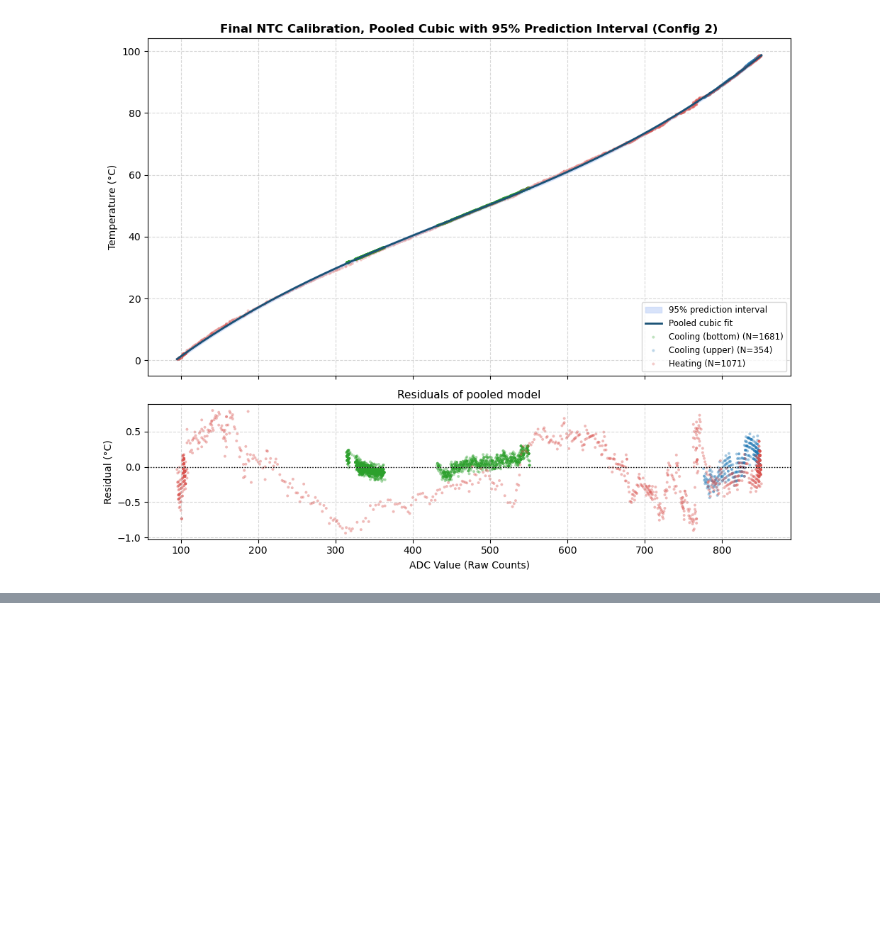
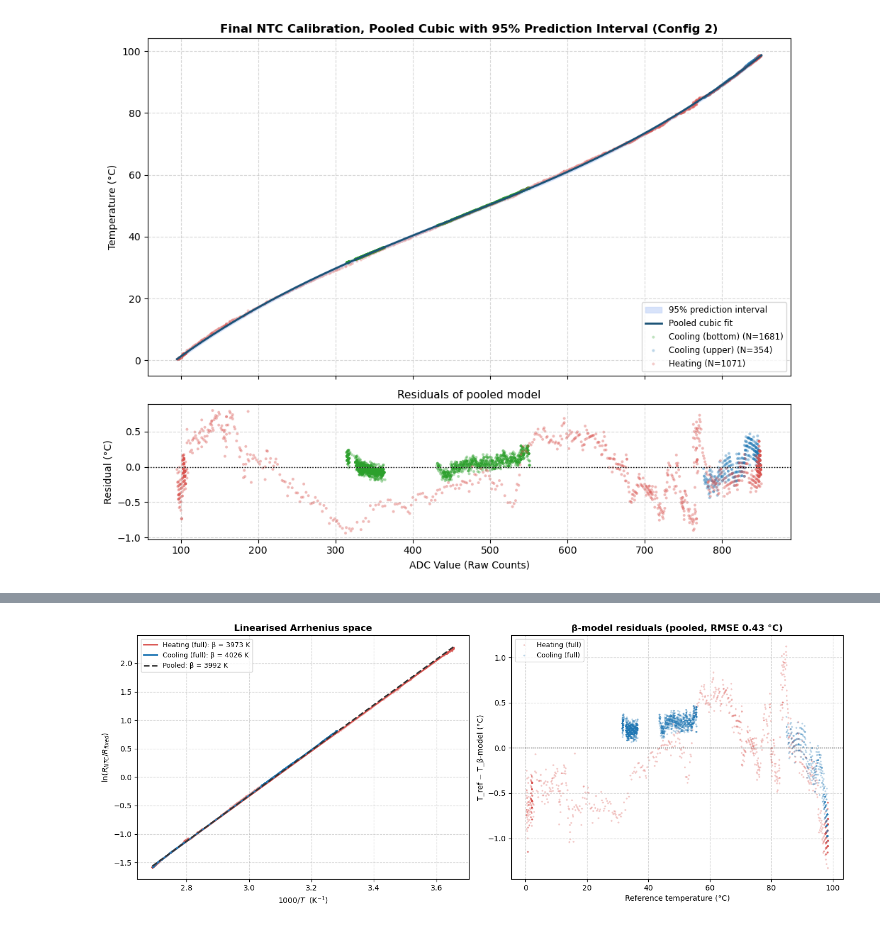
Before and after one commit to Kenura-R-Gunarathna/ph3039-lab-1, a Jupyter notebook: report/2nd_configuration_only/notebook.ipynb, the cells around one changed output, grey strips where cells are left out. Saved outputs shown, nothing was run; the diff lists cells and outputs as text; code cells hidden in the pictures; blank space fills up the shorter version.

Commit message:
Beta Values

```diff
--- a/report/2nd_configuration_only/notebook.ipynb
+++ b/report/2nd_configuration_only/notebook.ipynb
@@ -758,0 +869,46 @@ plt.show()
+# %%
+# ------------------------------------------------------------
+# 4. Plots: linearised space, and β-model residuals vs temperature
+# ------------------------------------------------------------
+colors = {"Heating (full)": "#d9534f", "Cooling (full)": "#1f77b4", "Pooled": "#333333",
+          "Cooling (upper)": "#8e44ad", "Cooling (bottom)": "#2ca02c"}
+
+fig, (ax1, ax2) = plt.subplots(1, 2, figsize=(14, 5.5))
+
+# (a) ln r vs 1000/T, data + straight-line fit for each of the three main sets
+for name in main_sets:
+    r = results[name]
+    if name != "Pooled":
+        ax1.scatter(r['inv_T'] * 1000, r['ln_r'], s=6, alpha=0.25, color=colors[name],
+                    edgecolors='none')
+    xs = np.linspace(r['inv_T'].min(), r['inv_T'].max(), 100)
+    ax1.plot(xs * 1000, r['beta'] * xs + r['c'], color=colors[name], linewidth=2,
+             linestyle='-' if name != "Pooled" else '--',
+             label=f"{name}: β = {r['beta']:.0f} K")
+ax1.set_xlabel(r"$1000 / T$  (K$^{-1}$)")
+ax1.set_ylabel(r"$\ln(R_{NTC}/R_{fixed})$")
+ax1.set_title("Linearised Arrhenius space", fontweight='bold')
+ax1.grid(True, linestyle='--', alpha=0.5)
+ax1.legend(fontsize=9)
+
+
+# (b) residuals of the β-model in °C vs reference temperature (pooled), curvature shows up here
+rp = results["Pooled"]
+src = np.concatenate([np.full(len(clean_heating_df), "Heating (full)"),
+                      np.full(len(cool_full), "Cooling (full)")])
+res = rp['t_c'] - rp['t_pred']
+for name in ["Heating (full)", "Cooling (full)"]:
+    m = src == name
+    ax2.scatter(rp['t_c'][m], res[m], s=6, alpha=0.3, color=colors[name], edgecolors='none',
+                label=name)
+ax2.axhline(0, color='black', linestyle=':', linewidth=1)
+ax2.set_xlabel("Reference temperature (°C)")
+ax2.set_ylabel("T_ref − T_β-model (°C)")
+ax2.set_title(f"β-model residuals (pooled, RMSE {rp['rmse']:.2f} °C)", fontweight='bold')
+ax2.grid(True, linestyle='--', alpha=0.5)
+ax2.legend(fontsize=9)
+
+plt.tight_layout()
+plt.show()
+# %% [output]
+[figure, added]
```
Also changed, not shown: parts of 3 cells of this notebook.
